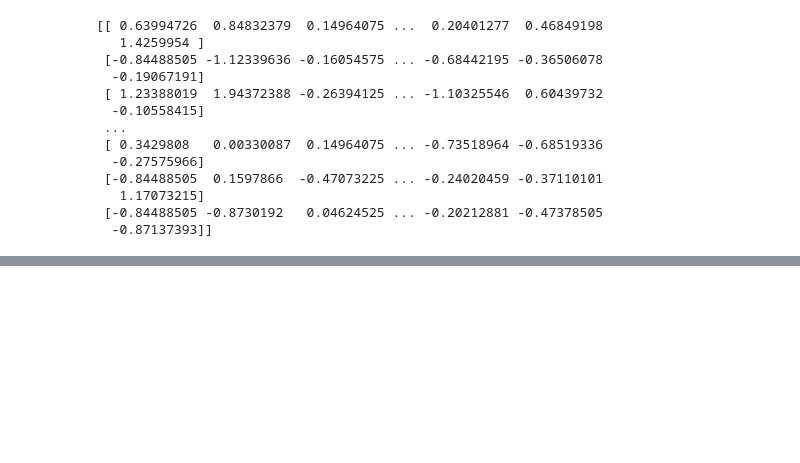
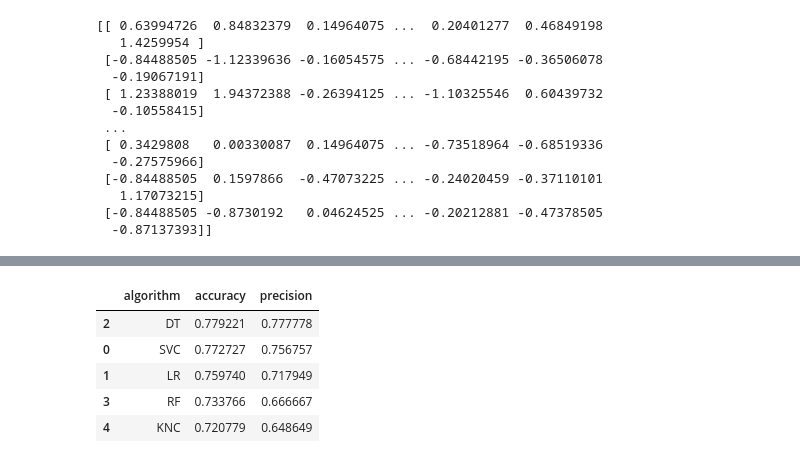
Before and after one commit to yashkevadiya2/diabetes_prediction, a Jupyter notebook: main.ipynb, the cells around one changed output, grey strips where cells are left out. Cells and saved outputs as stored; diff of their text form; code cells hidden in the pictures; blank space fills up the shorter version.

```diff
--- a/main.ipynb
+++ b/main.ipynb
@@ -129,0 +157,29 @@ y  =target
+# %%
+clfs = {
+    'SVC' : svc,
+    'LR' : lr,
+    'DT' : dt,
+    'RF' : rf,
+    'KNC' : knc
+}
+# %%
+def train_classifier(clf, x_train, x_test, y_train ,y_test):
+    clf.fit(x_train, y_train)
+    y_pred = clf.predict(x_test)
+    accuracy = accuracy_score(y_test, y_pred)
+    precision = precision_score(y_test, y_pred)
+    return accuracy, precision
+# %%
+accuracy_scores = []
+precision_scores = []
+
+for name, clf in clfs.items():
+
+    current_accuracy,current_precision = train_classifier(clf, x_train,  x_test,y_train, y_test)
+
+    print("For :", name)
+    print("Accuracy : ", current_accuracy)
+    print("Precision :", current_precision)
+
+    accuracy_scores.append(current_accuracy)
+    precision_scores.append(current_precision)
@@ -129,0 +202,11 @@ y  =target
+# %%
+performance_df = pd.DataFrame({'algorithm ':clfs.keys(),'accuracy ': accuracy_scores, 'precision': precision_scores}).sort_values('precision', ascending = False)
+# %%
+performance_df
+# %% [output]
+|  | algorithm | accuracy | precision |
+| 2 | DT | 0.779221 | 0.777778 |
+| 0 | SVC | 0.772727 | 0.756757 |
+| 1 | LR | 0.759740 | 0.717949 |
+| 3 | RF | 0.733766 | 0.666667 |
+| 4 | KNC | 0.720779 | 0.648649 |
```
Also changed, not shown: parts of 8 cells of this notebook.
